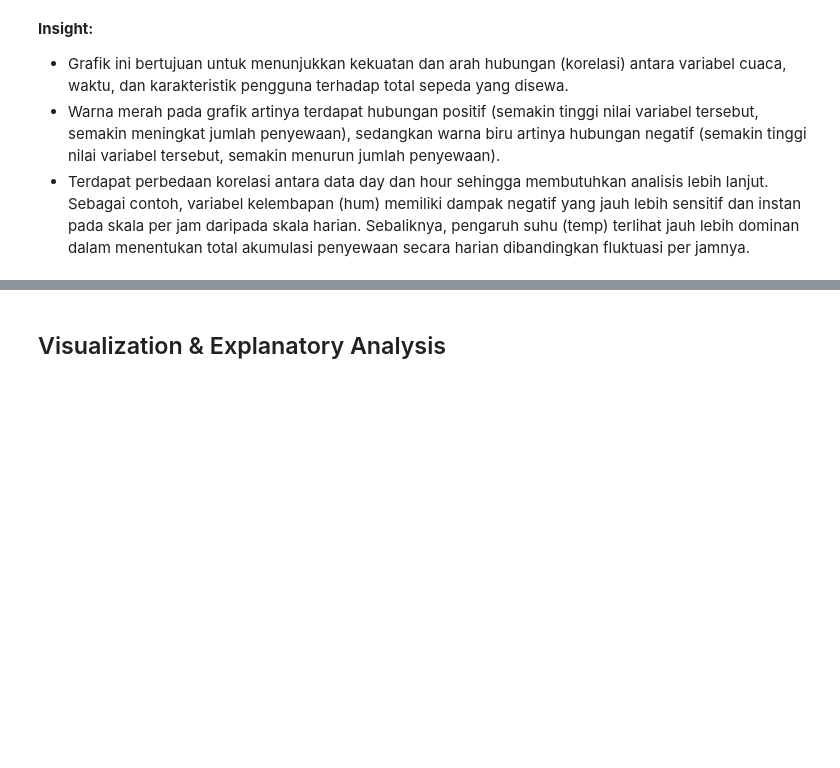
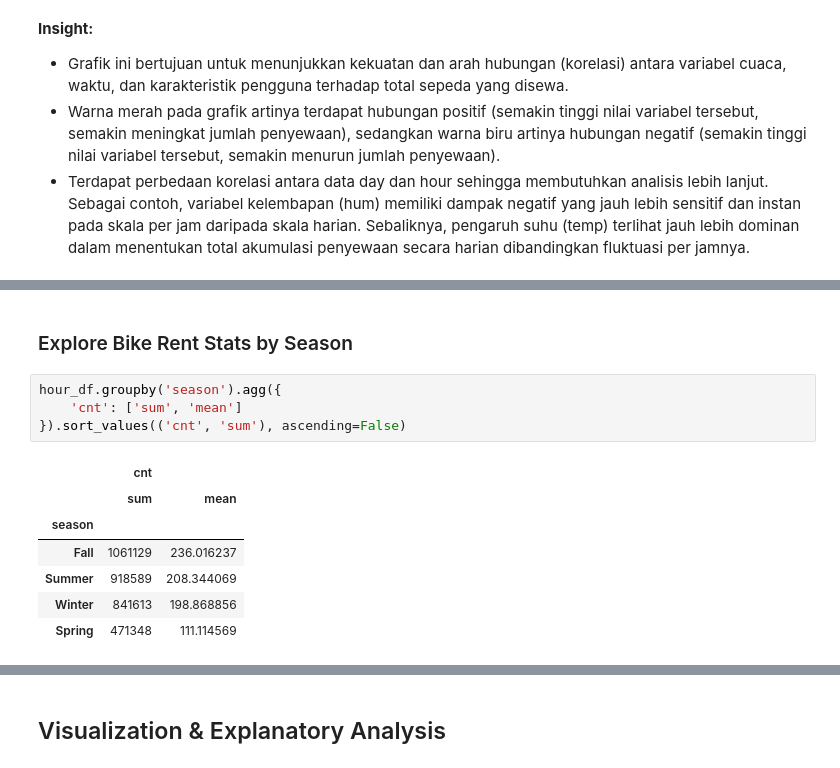
Before and after one commit to rajasmdra/bike-sharing-analysis, a Jupyter notebook: Proyek_Analisis_Data.ipynb, the cells around one changed output, grey strips where cells are left out. Drawn from its saved outputs; the diff is of its cells as text; blank space fills up the shorter version.

```diff
--- a/Proyek_Analisis_Data.ipynb
+++ b/Proyek_Analisis_Data.ipynb
@@ -368,0 +383,14 @@ plt.show()
+# %% [markdown]
+### Explore Bike Rent Stats by Season
+# %%
+hour_df.groupby('season').agg({
+    'cnt': ['sum', 'mean']
+}).sort_values(('cnt', 'sum'), ascending=False)
+# %% [output]
+|  | cnt |  |
+|  | sum | mean |
+| season |  |  |
+| Fall | 1061129 | 236.016237 |
+| Summer | 918589 | 208.344069 |
+| Winter | 841613 | 198.868856 |
+| Spring | 471348 | 111.114569 |
```
Also changed, not shown: parts of 12 cells of this notebook.
